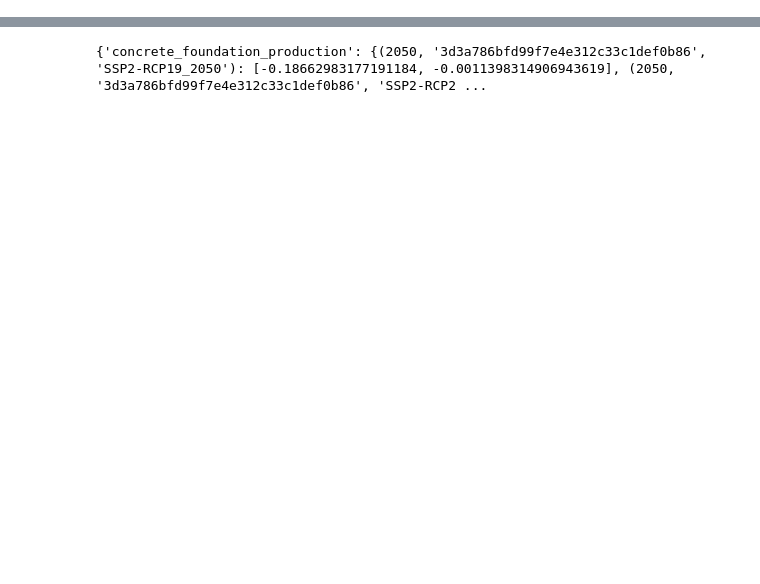
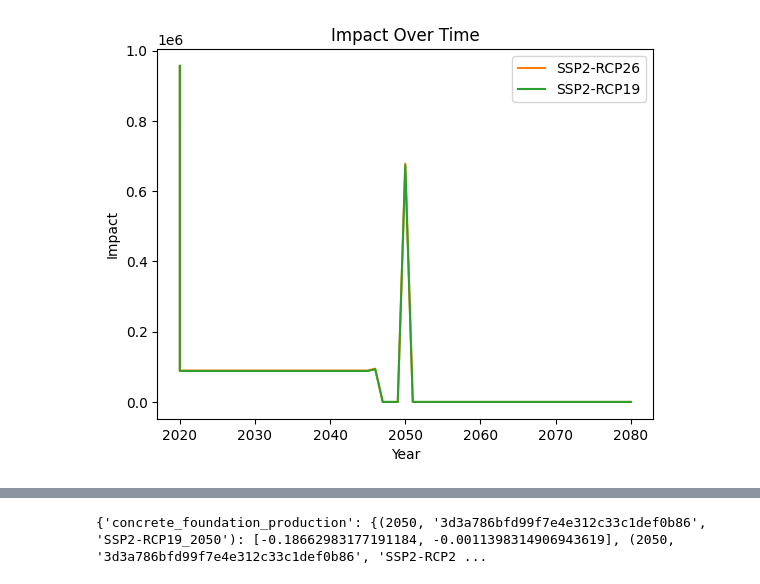
Before and after one commit to Haitham-ghaida/MCC, a Jupyter notebook: test.ipynb, the cells around one changed output, grey strips where cells are left out. Drawn from its saved outputs; the diff is of its cells as text; code cells hidden in the pictures; blank space fills up the shorter version.

```diff
--- a/test.ipynb
+++ b/test.ipynb
@@ -194,0 +172,20 @@ full_results_no_elec
+# %%
+def distribute_impacts(input_dict):
+    new_dict = {}
+    for key, value in input_dict.items():
+        year, product, db_name = key
+        print(product)
+        # if product is of instance Product then skip it
+        if isinstance(product, everything.Product):
+            new_dict[key] = value
+            continue
+        elif "market for electricity" in product['name'] or "market for natural gas" in product['name']:
+            for y in range(2020, year + 1):
+                new_key = (y, product, db_name)
+                # Distributing impact evenly over the years
+                new_value = [v/(year-2020+1) for v in value]
+                new_dict[new_key] = new_value
+        else:
+            new_dict[key] = value
+    return new_dict
+new = distribute_impacts(full_results)
@@ -194,0 +230,47 @@ full_results_no_elec
+# %%
+import matplotlib.pyplot as plt
+
+def calculate_2020_sum(input_dict, impact_index):
+    sum_2020 = 0
+    for key, value in input_dict.items():
+        if key[0] == 2020:
+            sum_2020 += value[impact_index]
+    return sum_2020
+
+def extract_and_aggregate(db, input_dict, impact_index):
+    data = {}
+    for key, value in input_dict.items():
+        year, _, db_name = key
+        if '_'.join(db_name.split('_')[:-1]) == db:
+            data[year] = data.get(year, 0) + value[impact_index]
+    return data
+
+def create_line_plot(input_dict, impact_index):
+    sum_2020 = calculate_2020_sum(input_dict, impact_index)
+
+    databases = set('_'.join(key[2].split('_')[:-1]) for key in input_dict.keys())
+
+    for db in databases:
+        data = extract_and_aggregate(db, input_dict, impact_index)
+
+        # Sort data by years
+        sorted_data = sorted(data.items())
+
+        years, impacts = zip(*sorted_data)
+
+        # Inserting the summed 2020 data at the beginning
+        years = (2020,) + years
+        impacts = (sum_2020,) + impacts
+
+        # Plotting
+        plt.plot(years, impacts, label=db)
+
+    plt.xlabel("Year")
+    plt.ylabel("Impact")
+    plt.legend()
+    plt.title("Impact Over Time")
+    plt.show()
+
+create_line_plot(new, 0)
+# %% [output]
+[figure, added]
```
Also changed, not shown: parts of 14 cells of this notebook, 2 other files.
